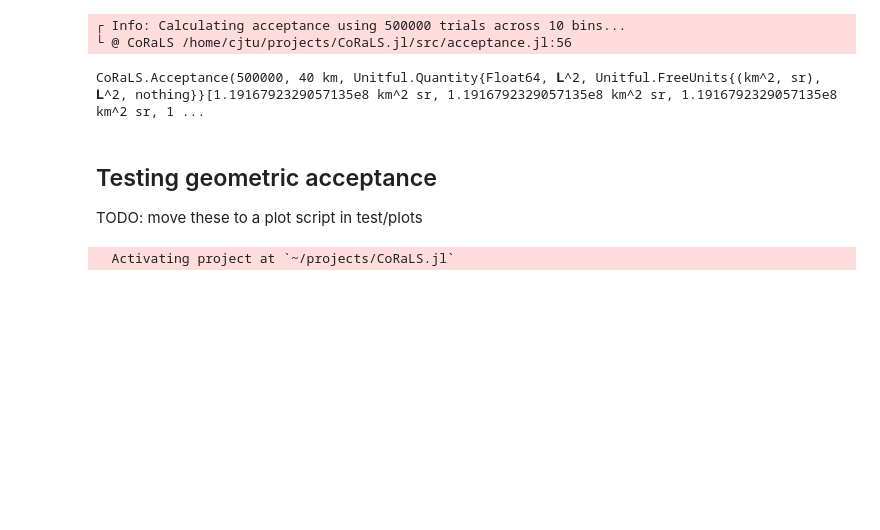
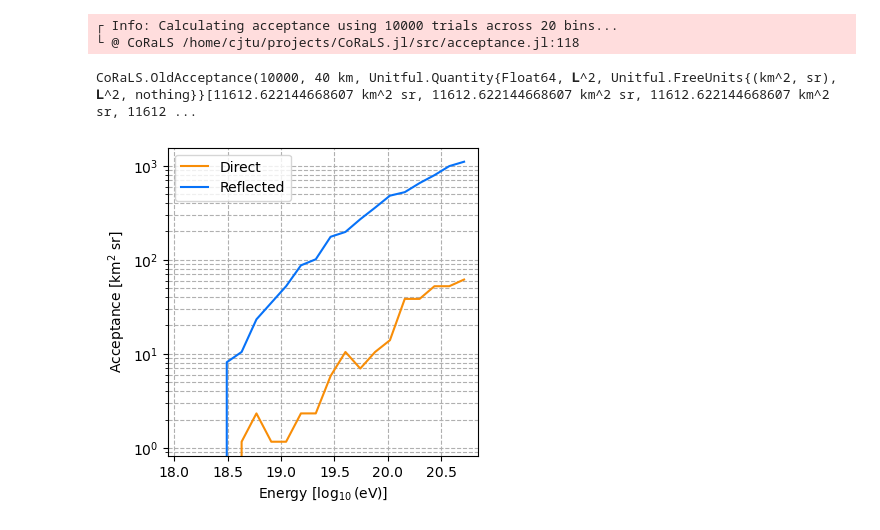
Before and after one commit to cjtu/CoRaLS.jl, a Jupyter notebook: notebooks/acceptance.ipynb, the cells around one changed output. Saved outputs shown, nothing was run; the diff lists cells and outputs as text; code cells hidden in the pictures; blank space fills up the shorter version.

```diff
--- a/notebooks/acceptance.ipynb
+++ b/notebooks/acceptance.ipynb
@@ -45,17 +130,16 @@ Emax = sort([maximum(ustrip.(e.Ef)) for e in rtrig])
 # %%
-# Number of trials and energy bins in each run
-ntrials = 500000  # Baseline test: 100_000
-nbins = 10  # Baseline test: 20
+using CoRaLS
+using Unitful: km, sr, EeV, MHz, m, μV, cm, ustrip
 
-B = acceptance( ntrials, nbins;
-                altitude=altitude,
-                ice_depth=ice_depth,
-                min_energy=1.0EeV,
-                ν_max=1000MHz,
-                dν = 30MHz,
-                trigger=gaussian_trigger(sqrt(1000 / 300.)*0.5*67μV/m),
-                save_events=true, orbit=true)
+Aold = old_acceptance(10000, 20;
+            altitude=40km,
+            ice_depth=6.0m,
+            min_energy=1.0EeV,
+            ν_max=1000MHz,
+            dν=30MHz,
+            trigger=gaussian_trigger(sqrt(1000 / 300.)*0.5*67μV/m),
+            save_events=false)
 # %% [output]
-┌ Info: Calculating acceptance using 500000 trials across 10 bins...
-└ @ CoRaLS /home/cjtu/projects/CoRaLS.jl/src/acceptance.jl:56
+┌ Info: Calculating acceptance using 10000 trials across 20 bins...
+└ @ CoRaLS /home/cjtu/projects/CoRaLS.jl/src/acceptance.jl:118
-CoRaLS.Acceptance(500000, 40 km, Unitful.Quantity{Float64, 𝐋^2, Unitful.FreeUnits{(km^2, sr), 𝐋^2, nothing}}[1.1916792329057135e8 km^2 sr, 1.1916792329057135e8 km^2 sr, 1.1916792329057135e8 km^2 sr, 1 ...
+CoRaLS.OldAcceptance(10000, 40 km, Unitful.Quantity{Float64, 𝐋^2, Unitful.FreeUnits{(km^2, sr), 𝐋^2, nothing}}[11612.622144668607 km^2 sr, 11612.622144668607 km^2 sr, 11612.622144668607 km^2 sr, 11612 ...
@@ -114,9 +146,5 @@ gcf()  # Shows the figure in the notebook
-# %% [markdown]
-## Testing geometric acceptance
-
-TODO: move these to a plot script in test/plots
-# %%
-using Pkg
-pkg"activate ~/projects/CoRaLS.jl/"
-# %% [output]
-  Activating project at `~/projects/CoRaLS.jl`
+# %%
+plot_acceptance(Aold)
+gcf()
+# %% [output]
+[figure, added]
```
Also changed, not shown: parts of 23 cells of this notebook.
